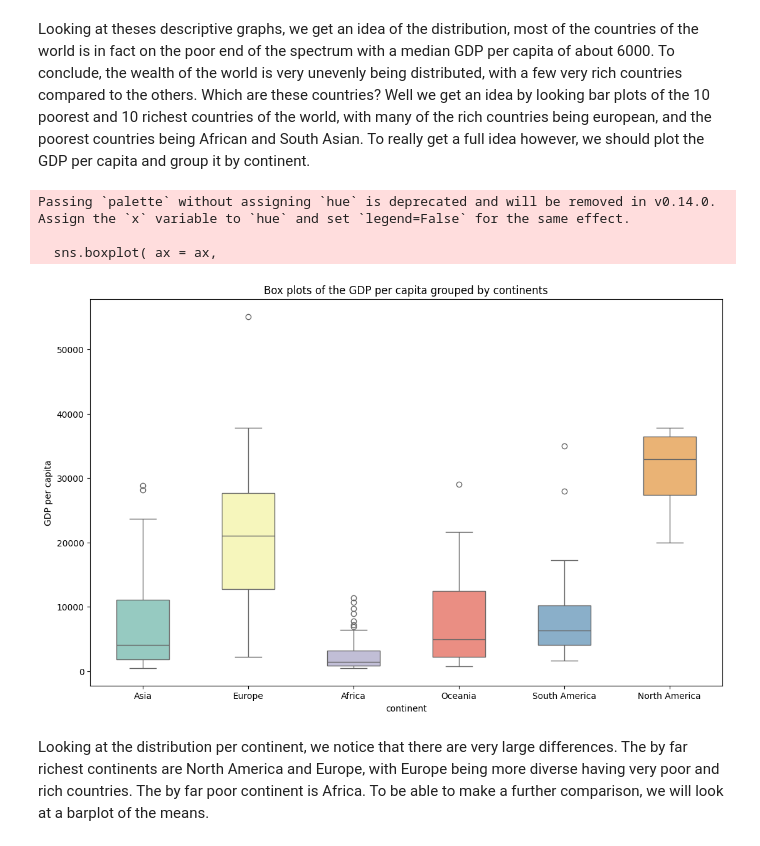
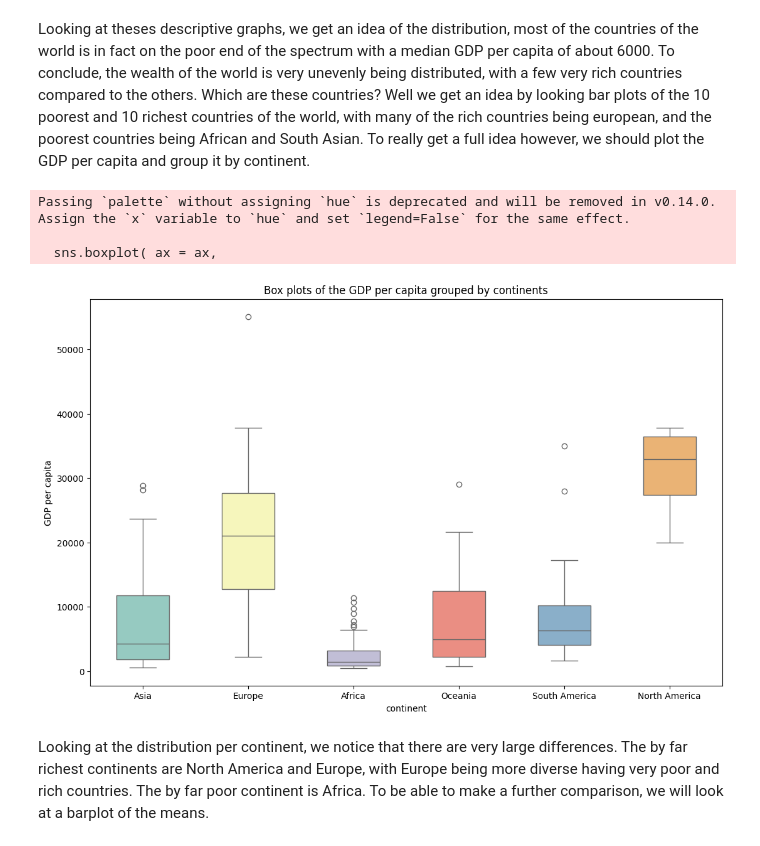
Before and after one commit to Eszettfors/CapstoneProject-DH-W2023-Essfors_Hannes, a Jupyter notebook: LinguisticDiversity.ipynb, the cells around one changed output. Saved outputs shown, nothing was run; the diff lists cells and outputs as text; code cells hidden in the pictures.

```diff
--- a/LinguisticDiversity.ipynb
+++ b/LinguisticDiversity.ipynb
@@ -771,9 +771,10 @@ ADD ANALYSIS OF DISTANCE FROM EQUATOR BY REMOVING NEGATIVE SIGN FROM LATITUDE
 # %% [markdown]
 With South america removed from the equation, we see that in Eurasia and Africa, there is a significant week to moderate correlation between linguistic index and north/south position, where the further north you go, the less linguisticly diverse the contries become, and we also see that there is no significant correlation between east and west. So there is a relationship between north/south and linguistic diversity, but why? Could this be connected to the climate? To explore this, lets use the distance from the equator as an approximation for climate; the further away, the colder it is.
 # %%
+map['dist'] = np.abs(map.latitude)
 fig, ax = plt.subplots(figsize = (12,6))
 sns.regplot(ax = ax,
-    x = np.abs(map[filter].latitude), y = 'diversity_index', data = map[filter],
+    x = np.abs(map[filter].dist), y = 'diversity_index', data = map[filter],
 )
 ax.set_title('Diveristy index vs distance to the equator excluding America')
 ax.set_ylabel('Diversity index')
@@ -846,19 +847,19 @@ Looking at theses descriptive graphs, we get an idea of the distribution, most o
 # %%
 fig, ax = plt.subplots(figsize=(13,8))
 sns.boxplot( ax = ax,
-    data = df,
+    data = map,
     x = 'continent',
     y = 'GDP_per_capita',
     palette = 'Set3',
     width = 0.5
 )
 ax.set_title('Box plots of the GDP per capita grouped by continents');
 ax.set_ylabel('GDP per capita');
 # %% [output]
 Passing `palette` without assigning `hue` is deprecated and will be removed in v0.14.0. Assign the `x` variable to `hue` and set `legend=False` for the same effect.
 
   sns.boxplot( ax = ax,
-[figure, old version]
+[figure, new version]
 # %% [markdown]
 Looking at the distribution per continent, we notice that there are very large differences. The by far richest continents are North America and Europe, with Europe being more diverse having very poor and rich countries. The by far poor continent is Africa. To be able to make a further comparison, we will look at a barplot of the means.
 # %%
```
Also changed, not shown: parts of 36 cells of this notebook, 2 other files.
